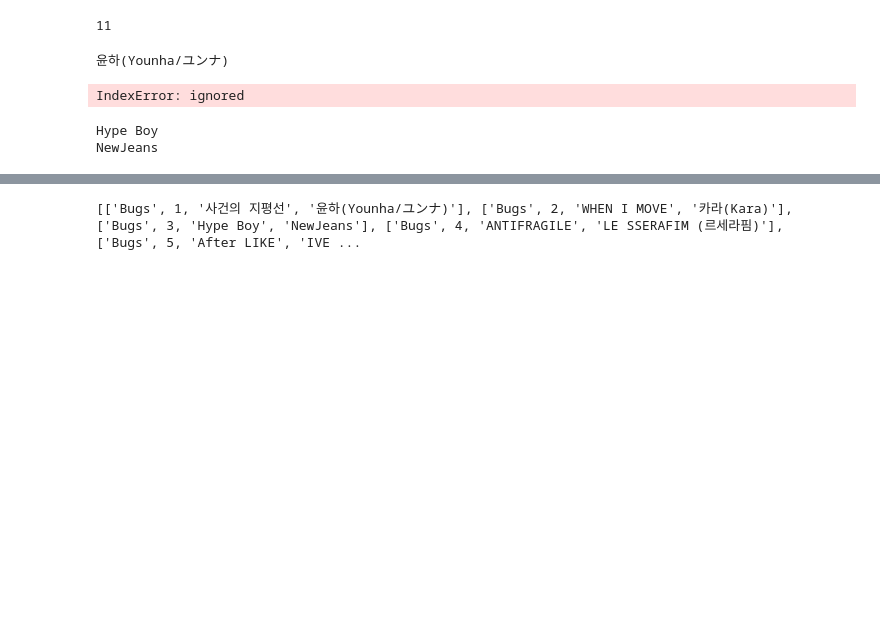
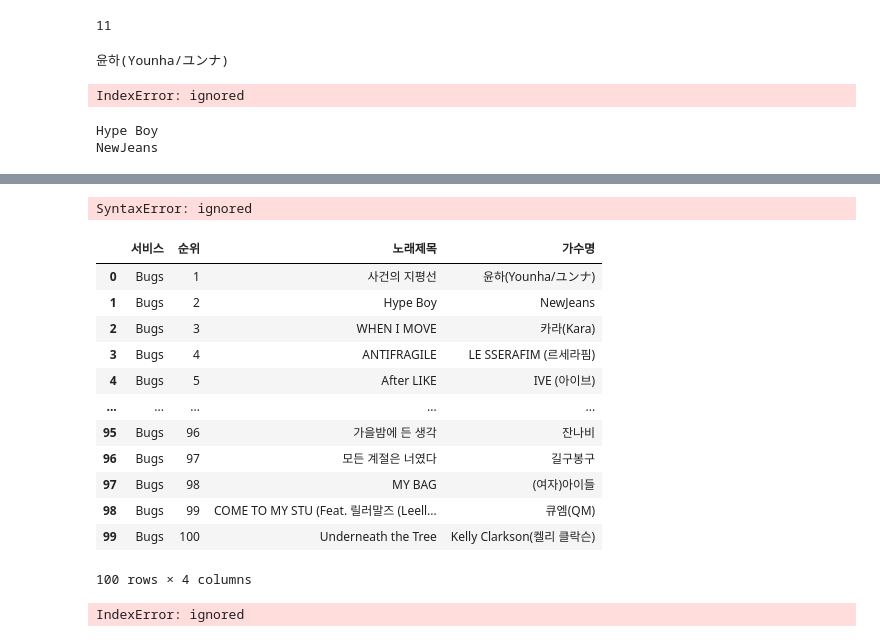
Before and after one commit to jimin0308go/pythonclass, a Jupyter notebook: 벅스_크롤링.ipynb, the cells around one changed output, grey strips where cells are left out. Cells and saved outputs as stored; diff of their text form; code cells hidden in the pictures; blank space fills up the shorter version.

```diff
--- a/벅스_크롤링.ipynb
+++ b/벅스_크롤링.ipynb
@@ -147,21 +185,86 @@ NewJeans
+# %%
+import requests                        # 파이썬으로 인터넷 사이트 연결
+from bs4 import BeautifulSoup as bs    # 인터넷으로 긁어온 데이터 정제
+import pandas as pd                    # 데이터 분석
+
+song_data = []
+rank = 1
+
+# 전체 노래 100곡 다시 추출
+
+url = "https://music.bugs.co.kr/chart"            # 사이트 연결
+html = requests.get(url)                          # 페이지 퍼오기
+soup = bs(html.text)                              # 페이지 가공
+songs = soup.select('table.byChart > tbody > tr') # 100곡 추출
+
+# 100 번 반복 하여 전체 노래제목, 가수명 모두 추출
+for song in songs:
+    title = song.select('p.title > a')[0].text
+    singer = song.select('p.artist > a')[0].text
+    song_data.append(['Bugs', rank, title, singer])
+    rank += 1
+
+# 2중 리스트로 만든 100곡을 데이터프레임으로 전환하기
+df = pd.DataFrame(song_data, columns = ['서비스','순위','노래제목','가수명'])
+
+#데이터 프레임을 엑셀 파일로 저장하기
+df.to_excel('Bugs.xlsx', index=False)
+# %%
+from selenium import webdriver
+from bs4 import BeautifulSoup as bs
+import pandas as pd
+
+
+driver = webdriver.Chrome('C:\Users\EZEN\Desktop\pyton class')
+url = 'https://www.melon.com/chart/index.htm'
+driver.get(url)
+
+html = driver.page_source
+
+soup = bs(html)
+
+print(soup)
+# %% [output]
+SyntaxError: ignored
 # %%
+from selenium import webdriver
+from bs4 import BeautifulSoup  as bs
+import pandas as pd
 song_data = []
 rank = 1
 
 #전체 노래 100 곡 다시 추출
 
-url = "https://music.bugs.co.kr/chart"
+url = "https://www.melon.com/index.htm"
 html = requests.get(url)
 soup = bs(html.text)
 song.select('table.byChart > tbody > tr')
 
 for i in range(0,100):
     song = songs[i]
     title =  song.select('p.title > a')[0].text
     singer = song.select('p.artist > a')[0].text
     song_data.append(['Bugs', rank , title , singer])
     rank += 1
 
-print(song_data)
+df = pd.DataFrame(song_data, columns = ['서비스','순위','노래제목','가수명'])
+#df.to_excel('Bugs.xlsx', index=False)
+df
 # %% [output]
+|  | 서비스 | 순위 | 노래제목 | 가수명 |
+| 0 | Bugs | 1 | 사건의 지평선 | 윤하(Younha/ユンナ) |
+| 1 | Bugs | 2 | Hype Boy | NewJeans |
+| 2 | Bugs | 3 | WHEN I MOVE | 카라(Kara) |
+| 3 | Bugs | 4 | ANTIFRAGILE | LE SSERAFIM (르세라핌) |
+| 4 | Bugs | 5 | After LIKE | IVE (아이브) |
+| ... | ... | ... | ... | ... |
+| 95 | Bugs | 96 | 가을밤에 든 생각 | 잔나비 |
+| 96 | Bugs | 97 | 모든 계절은 너였다 | 길구봉구 |
+| 97 | Bugs | 98 | MY BAG | (여자)아이들 |
+| 98 | Bugs | 99 | COME TO MY STU (Feat. 릴러말즈 (Leell... | 큐엠(QM) |
+| 99 | Bugs | 100 | Underneath the Tree | Kelly Clarkson(켈리 클락슨) |
-[['Bugs', 1, '사건의 지평선', '윤하(Younha/ユンナ)'], ['Bugs', 2, 'WHEN I MOVE', '카라(Kara)'], ['Bugs', 3, 'Hype Boy', 'NewJeans'], ['Bugs', 4, 'ANTIFRAGILE', 'LE SSERAFIM (르세라핌)'], ['Bugs', 5, 'After LIKE', 'IVE ...
+100 rows × 4 columns
+# %%
+singer =  song.select('span > a')[0].text
+# %% [output]
+IndexError: ignored
```
Also changed, not shown: parts of 8 cells of this notebook.
